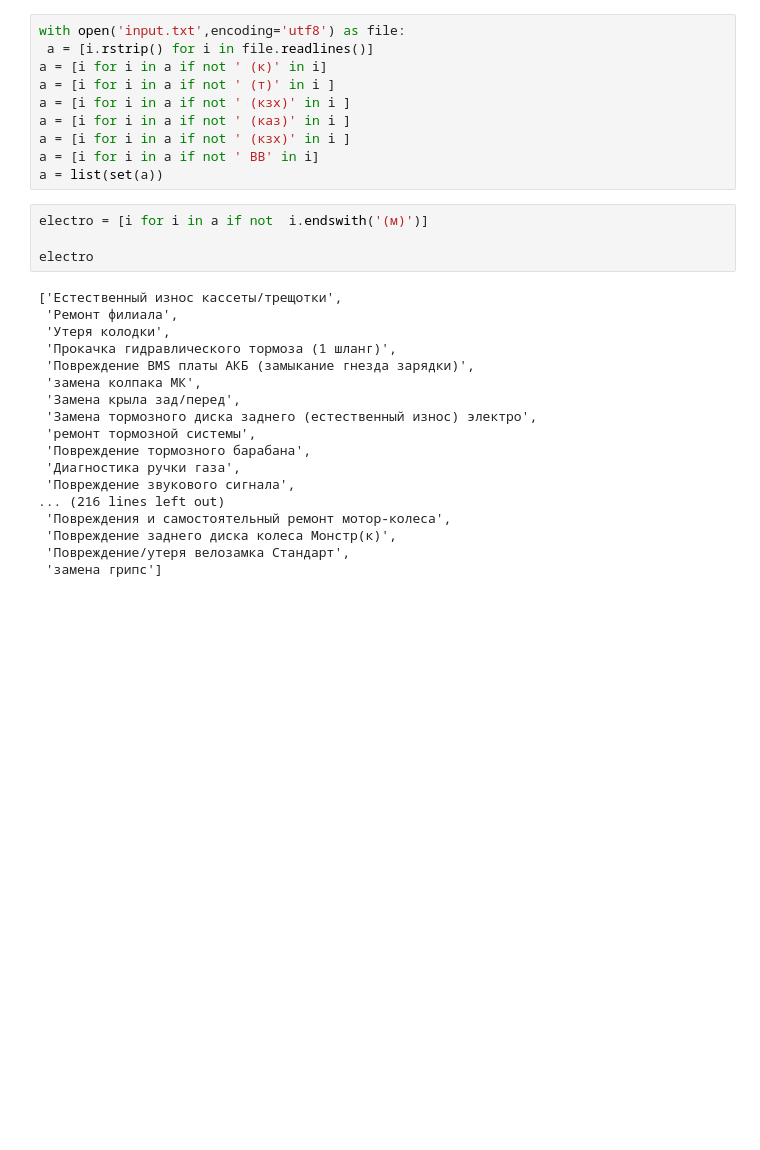
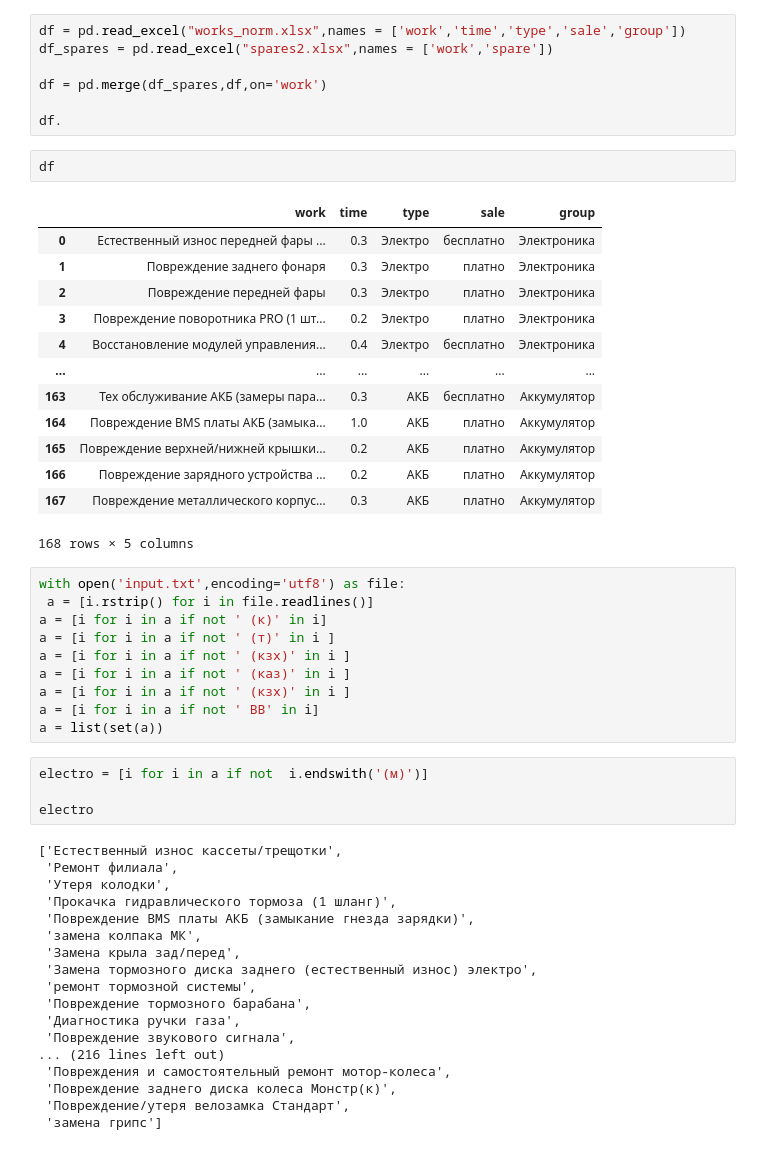
Before and after one commit to nafiseee/kruti_kolesa_bot, a Jupyter notebook: kruti_kolesa_bot_aio/1.ipynb, the cells around one changed output. Drawn from its saved outputs; the diff is of its cells as text; blank space fills up the shorter version.

```diff
--- a/kruti_kolesa_bot_aio/1.ipynb
+++ b/kruti_kolesa_bot_aio/1.ipynb
@@ -1,3 +44,26 @@
+# %%
+df = pd.read_excel("works_norm.xlsx",names = ['work','time','type','sale','group'])
+df_spares = pd.read_excel("spares2.xlsx",names = ['work','spare'])
+
+df = pd.merge(df_spares,df,on='work')
+
+df.
+# %%
+df
+# %% [output]
+|  | work | time | type | sale | group |
+| 0 | Естественный износ передней фары ... | 0.3 | Электро | бесплатно | Электроника |
+| 1 | Повреждение заднего фонаря | 0.3 | Электро | платно | Электроника |
+| 2 | Повреждение передней фары | 0.3 | Электро | платно | Электроника |
+| 3 | Повреждение поворотника PRO (1 шт... | 0.2 | Электро | платно | Электроника |
+| 4 | Восстановление модулей управления... | 0.4 | Электро | бесплатно | Электроника |
+| ... | ... | ... | ... | ... | ... |
+| 163 | Тех обслуживание АКБ (замеры пара... | 0.3 | АКБ | бесплатно | Аккумулятор |
+| 164 | Повреждение BMS платы АКБ (замыка... | 1.0 | АКБ | платно | Аккумулятор |
+| 165 | Повреждение верхней/нижней крышки... | 0.2 | АКБ | платно | Аккумулятор |
+| 166 | Повреждение зарядного устройства ... | 0.2 | АКБ | платно | Аккумулятор |
+| 167 | Повреждение металлического корпус... | 0.3 | АКБ | платно | Аккумулятор |
+168 rows × 5 columns
 # %%
 with open('input.txt',encoding='utf8') as file:
  a = [i.rstrip() for i in file.readlines()]
```
Also changed, not shown: parts of 3 cells of this notebook, 11 other files.
